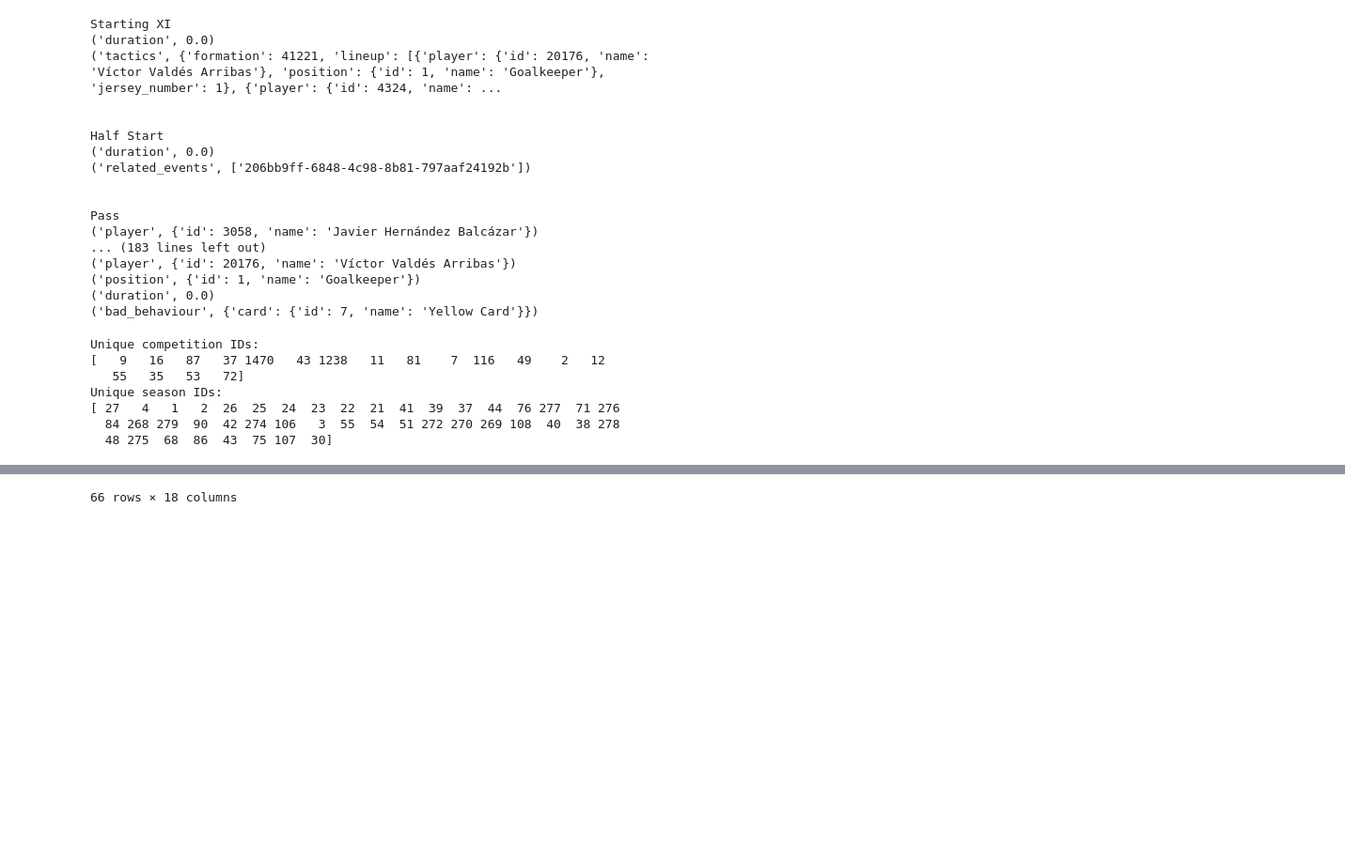
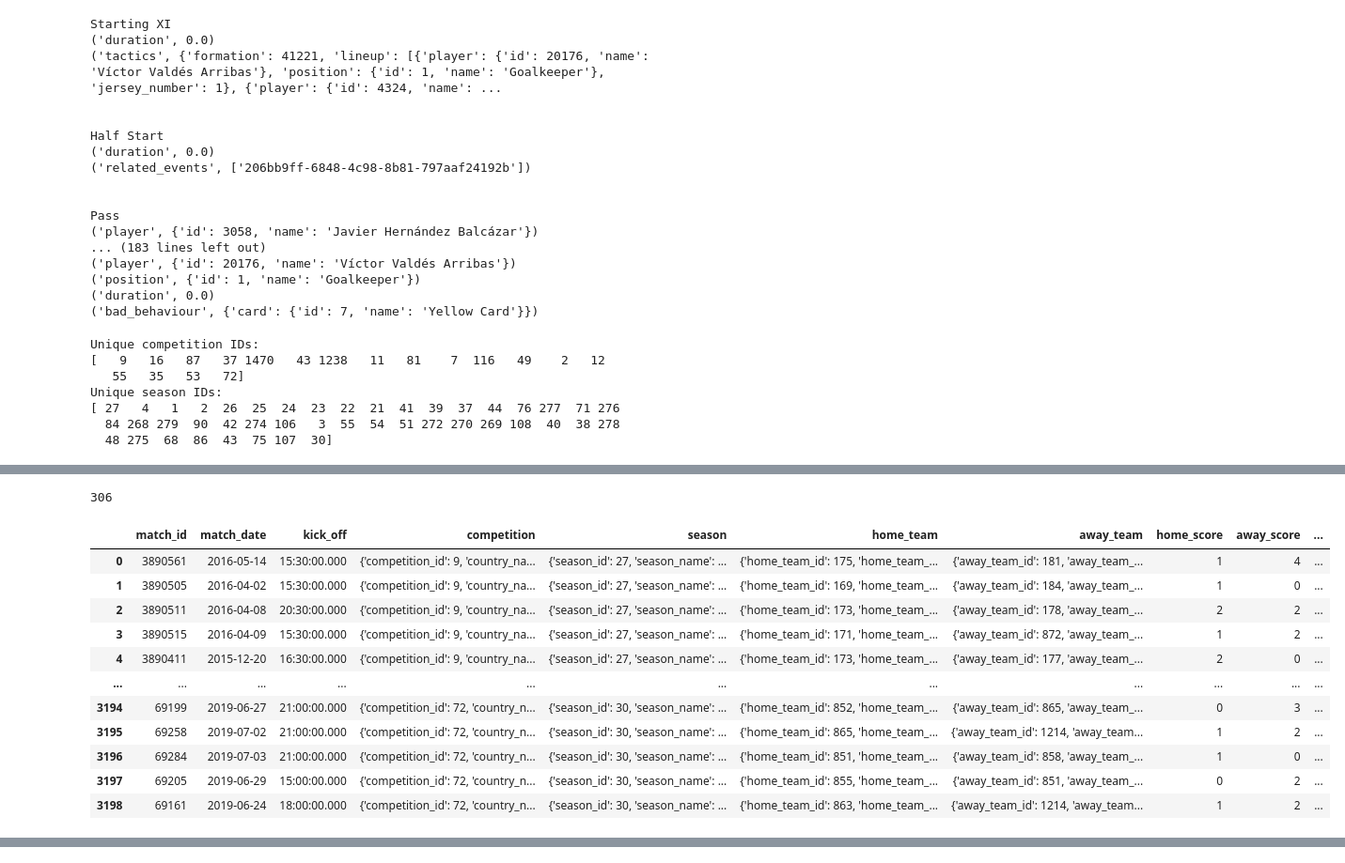
Before and after one commit to Markolinhio/Football-analysis, a Jupyter notebook: notebooks/ml_tactical_analysis.ipynb, the cells around one changed output, grey strips where cells are left out. Shown at 94% size. Cells and saved outputs as stored; diff of their text form; code cells hidden in the pictures; blank space fills up the shorter version.

Commit message:
Event match list is the last csv one need to be done

```diff
--- a/notebooks/ml_tactical_analysis.ipynb
+++ b/notebooks/ml_tactical_analysis.ipynb
@@ -226,3 +209,8 @@ test_match_dict["referee"]
+# %%
+test_match_dict_2 = json.load(open(test_match_path_2, 'r'))
+len(test_match_dict_2)
+# %% [output]
+306
 # %%
 unique_competition_id = competitions_df["competition_id"].unique()
 unique_season_id = competitions_df["season_id"].unique()
@@ -245,59 +233,73 @@ competition_stage = []
 stadium = []
 referee = []
 
 
 for i in range(len(unique_competition_id)):
     for j in range(len(unique_season_id)):
         train_match_path = os.path.join(matches_path, str(unique_competition_id[i]) + '/' + str(unique_season_id[j]) + '.json')
         if (os.path.exists(train_match_path)):
-            try:
-              train_match_dict = json.load(open(train_match_path, 'r'))[0]
-              match_id.append(train_match_dict['match_id'])
-              match_date.append(train_match_dict['match_date'])
-              kick_off.append(train_match_dict['kick_off'])
-              competition.append(train_match_dict['competition'])
-              season.append(train_match_dict['season'])
-              home_team.append(train_match_dict['home_team'])
-              away_team.append(train_match_dict['away_team'])
-              home_score.append(train_match_dict['home_score'])
-              away_score.append(train_match_dict['away_score'])
-              match_status.append(train_match_dict['match_status'])
-              match_status_360.append(train_match_dict['match_status_360'])
-              last_updated.append(train_match_dict['last_updated'])
-              last_updated_360.append(train_match_dict['last_updated_360'])
-              meta_data.append(train_match_dict['metadata'])
-              match_week.append(train_match_dict['match_week'])
-              competition_stage.append(train_match_dict['competition_stage'])
-              stadium.append(train_match_dict['stadium'])
-              if (len(list(train_match_dict.keys())) == 18):
-                referee.append(train_match_dict["referee"])
-              else:
-                print("No referee for this match")
-                print(i,j)
-                referee.append(None)
-            except:
-                print("No information for this match")
-                print(i,j)
-                continue  #for cases that tthe json files are empty
+            train_match_dict = json.load(open(train_match_path, 'r'))
+            #try:
+            for match in train_match_dict:
+              match_id.append(match['match_id'])
+              match_date.append(match['match_date'])
+              kick_off.append(match['kick_off'])
+              competition.append(match['competition'])
+              season.append(match['season'])
+              home_team.append(match['home_team'])
+              away_team.append(match['away_team'])
+              home_score.append(match['home_score'])
+              away_score.append(match['away_score'])
+              match_status.append(match['match_status'])
+              match_status_360.append(match['match_status_360'])
+              last_updated.append(match['last_updated'])
+              last_updated_360.append(match['last_updated_360'])
+              meta_data.append(match['metadata'])
+              match_week.append(match['match_week'])
+              competition_stage.append(match['competition_stage'])
+              try:
+                stadium.append(match['stadium'])
+              except KeyError:
+                stadium.append(np.nan)
+              try:
+                referee.append(match["referee"])
+              except KeyError:
+                referee.append(np.nan)
+            #except:
+            #  print("No information for these competition/seasons")
+            #  print(i,j)
+            #  continue  #for cases that tthe json files are empty
 
 matches_df = pd.DataFrame({'match_id': match_id,
                            'match_date': match_date,
                             'kick_off': kick_off,
                             'competition': competition,
                            'season': season,
                             'home_team': home_team,
                             'away_team': away_team,
                             'home_score': home_score,
                             'away_score': away_score,
                            'match_status': match_status,
                           'match_status_360': match_status_360,
                             'last_updated': last_updated,
                             'last_updated_360': last_updated_360,
                           'meta_data': meta_data,
                           'match_week': match_week,
                            'competition_stage': competition_stage,
                           'stadium': stadium,
                           'referee': referee})
 
 matches_df
 # %% [output]
+|  | match_id | match_date | kick_off | competition | season | home_team | away_team | home_score | away_score | ... |
+| 0 | 3890561 | 2016-05-14 | 15:30:00.000 | {'competition_id': 9, 'country_na... | {'season_id': 27, 'season_name': ... | {'home_team_id': 175, 'home_team_... | {'away_team_id': 181, 'away_team_... | 1 | 4 | ... |
+| 1 | 3890505 | 2016-04-02 | 15:30:00.000 | {'competition_id': 9, 'country_na... | {'season_id': 27, 'season_name': ... | {'home_team_id': 169, 'home_team_... | {'away_team_id': 184, 'away_team_... | 1 | 0 | ... |
+| 2 | 3890511 | 2016-04-08 | 20:30:00.000 | {'competition_id': 9, 'country_na... | {'season_id': 27, 'season_name': ... | {'home_team_id': 173, 'home_team_... | {'away_team_id': 178, 'away_team_... | 2 | 2 | ... |
+| 3 | 3890515 | 2016-04-09 | 15:30:00.000 | {'competition_id': 9, 'country_na... | {'season_id': 27, 'season_name': ... | {'home_team_id': 171, 'home_team_... | {'away_team_id': 872, 'away_team_... | 1 | 2 | ... |
+| 4 | 3890411 | 2015-12-20 | 16:30:00.000 | {'competition_id': 9, 'country_na... | {'season_id': 27, 'season_name': ... | {'home_team_id': 173, 'home_team_... | {'away_team_id': 177, 'away_team_... | 2 | 0 | ... |
+| ... | ... | ... | ... | ... | ... | ... | ... | ... | ... | ... |
+| 3194 | 69199 | 2019-06-27 | 21:00:00.000 | {'competition_id': 72, 'country_n... | {'season_id': 30, 'season_name': ... | {'home_team_id': 852, 'home_team_... | {'away_team_id': 865, 'away_team_... | 0 | 3 | ... |
+| 3195 | 69258 | 2019-07-02 | 21:00:00.000 | {'competition_id': 72, 'country_n... | {'season_id': 30, 'season_name': ... | {'home_team_id': 865, 'home_team_... | {'away_team_id': 1214, 'away_team... | 1 | 2 | ... |
+| 3196 | 69284 | 2019-07-03 | 21:00:00.000 | {'competition_id': 72, 'country_n... | {'season_id': 30, 'season_name': ... | {'home_team_id': 851, 'home_team_... | {'away_team_id': 858, 'away_team_... | 1 | 0 | ... |
+| 3197 | 69205 | 2019-06-29 | 15:00:00.000 | {'competition_id': 72, 'country_n... | {'season_id': 30, 'season_name': ... | {'home_team_id': 855, 'home_team_... | {'away_team_id': 851, 'away_team_... | 0 | 2 | ... |
+| 3198 | 69161 | 2019-06-24 | 18:00:00.000 | {'competition_id': 72, 'country_n... | {'season_id': 30, 'season_name': ... | {'home_team_id': 863, 'home_team_... | {'away_team_id': 1214, 'away_team... | 1 | 2 | ... |
@@ -333 +306,0 @@ No referee for this match
-66 rows × 18 columns
```
Also changed, not shown: parts of 19 cells of this notebook, 3 other files.
